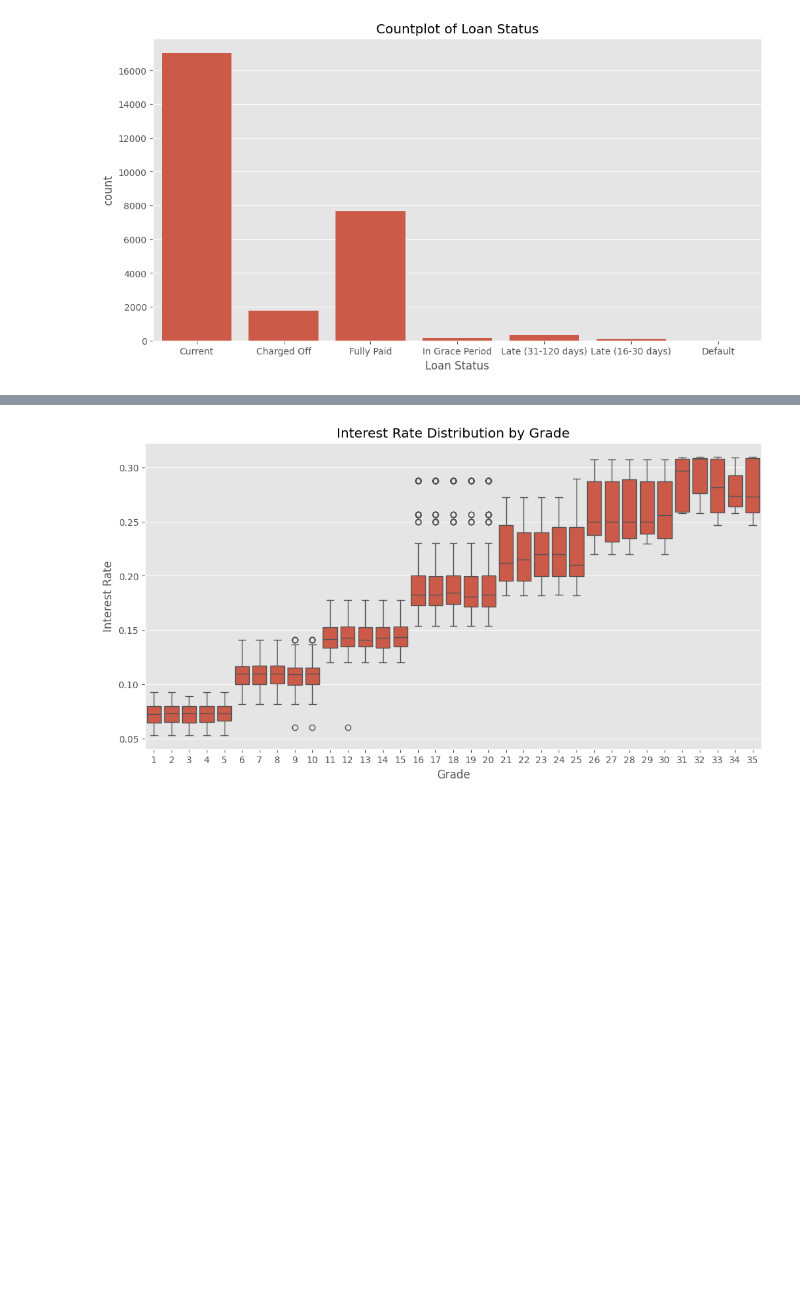
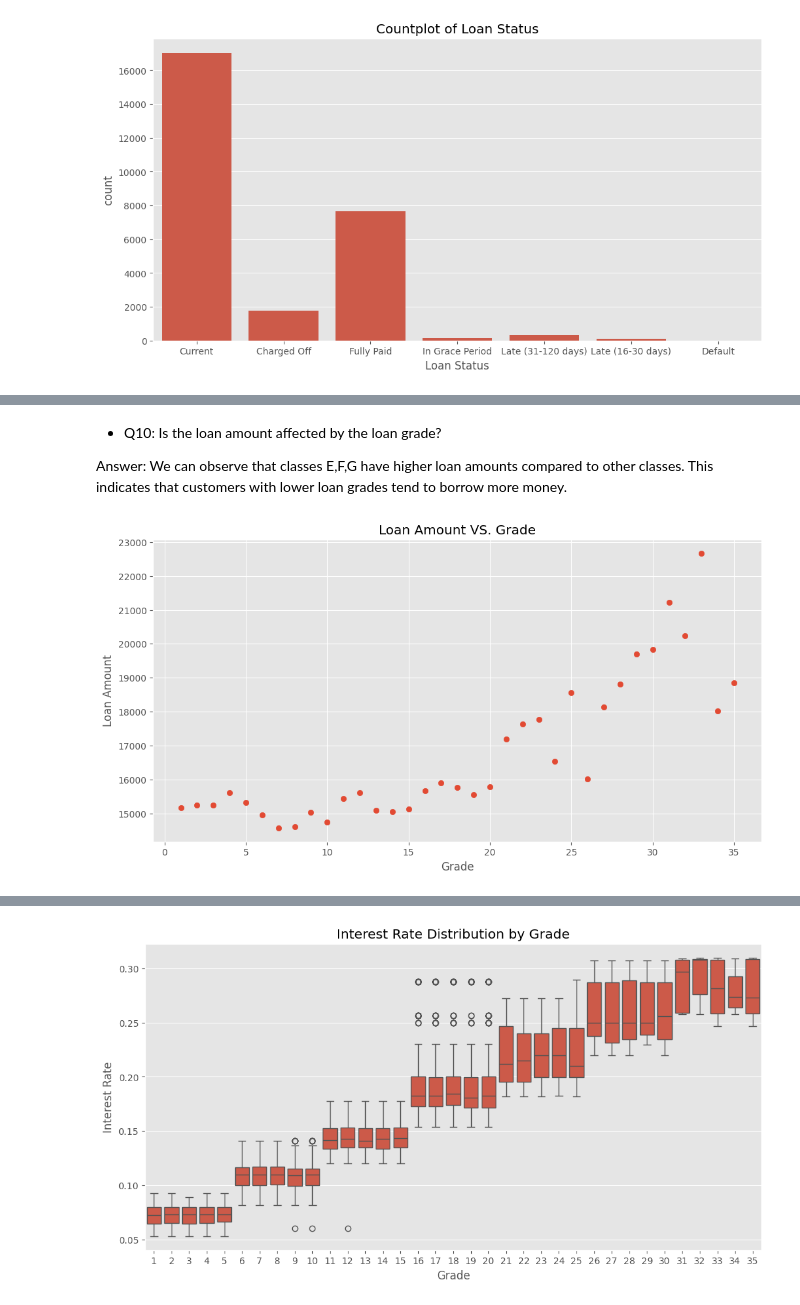
Before and after one commit to youssefayman02/Data-Engineering, a Jupyter notebook: M1-template.ipynb, the cells around one changed output, grey strips where cells are left out. Drawn from its saved outputs; the diff is of its cells as text; code cells hidden in the pictures; blank space fills up the shorter version.

```diff
--- a/M1-template.ipynb
+++ b/M1-template.ipynb
@@ -223,6 +223,15 @@ def plot_scatterplot(df: pd.DataFrame, x:str, y:str, figsize: tuple):
     sns.scatterplot(x=x, y=y, data=df)
     plt.title(f'{x} vs {y}')
     plt.show()
+
+def plot_scatter_average(df: pd.DataFrame, columnName1: str, columnName2: str, figsize: tuple):
+  average = df.groupby(columnName1)[columnName2].mean()
+  plt.figure(figsize=figsize)
+  plt.xlabel(columnName1)
+  plt.ylabel(columnName2)
+  plt.title(columnName2+' VS. '+columnName1)
+  plt.scatter(average.index,average)
+  plt.show()
 # %% [markdown]
 Showing Relationship between features
 # %%
@@ -315,0 +325,8 @@ plot_vertical_countplot(df, 'Loan Status', figsize=(12, 6))
+# %% [markdown]
+- Q10: Is the loan amount affected by the loan grade?
+
+Answer: We can observe that classes E,F,G have higher loan amounts compared to other classes. This indicates that customers with lower loan grades tend to borrow more money.
+# %%
+plot_scatter_average(df, 'Grade','Loan Amount', (12, 6))
+# %% [output]
+[figure, added]
```
Also changed, not shown: parts of 47 cells of this notebook.
